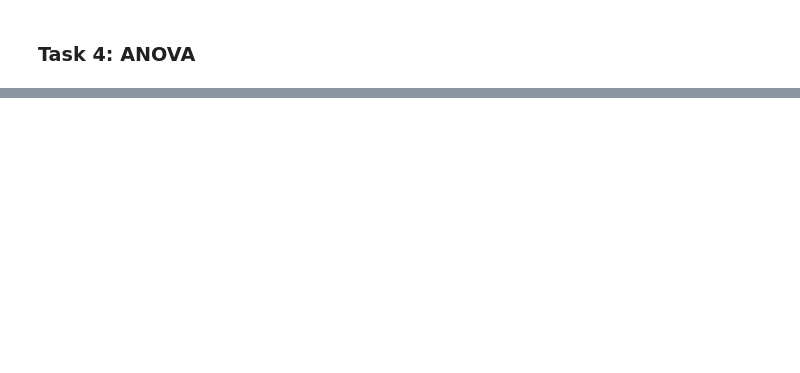
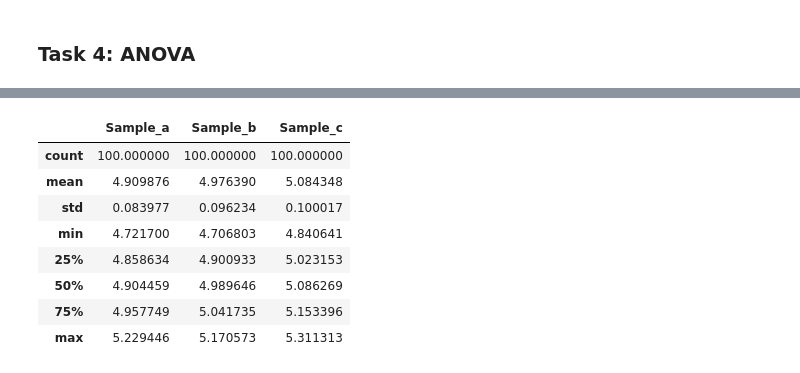
Before and after one commit to mickalleny2k/applied_statistics, a Jupyter notebook: tasks.ipynb, the cells around one changed output, grey strips where cells are left out. Drawn from its saved outputs; the diff is of its cells as text; code cells hidden in the pictures; blank space fills up the shorter version.

```diff
--- a/tasks.ipynb
+++ b/tasks.ipynb
@@ -191,4 +199,16 @@ df
 100 rows × 3 columns
+# %%
+df.describe()
+# %% [output]
+|  | Sample_a | Sample_b | Sample_c |
+| count | 100.000000 | 100.000000 | 100.000000 |
+| mean | 4.909876 | 4.976390 | 5.084348 |
+| std | 0.083977 | 0.096234 | 0.100017 |
+| min | 4.721700 | 4.706803 | 4.840641 |
+| 25% | 4.858634 | 4.900933 | 5.023153 |
+| 50% | 4.904459 | 4.989646 | 5.086269 |
+| 75% | 4.957749 | 5.041735 | 5.153396 |
+| max | 5.229446 | 5.170573 | 5.311313 |
 # %%
 # Perform ANOVA.
 f_statistic, p_value = stats.f_oneway(df['Sample_a'], df['Sample_b'], df['Sample_c'])
```
Also changed, not shown: parts of 13 cells of this notebook.
